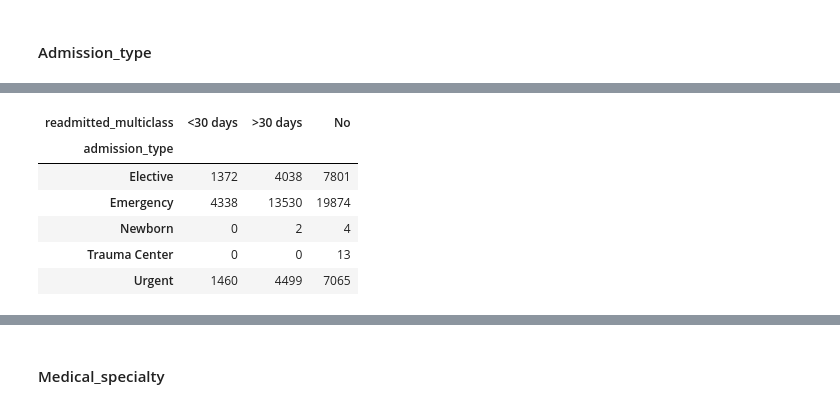
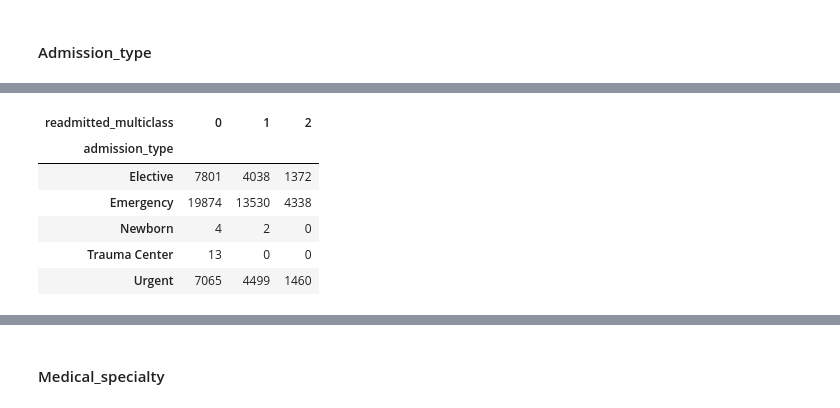
Before and after one commit to ontenkutsenko/ML_Hospital_Readmissions, a Jupyter notebook: Multiclass.ipynb, the cells around one changed output, grey strips where cells are left out. Cells and saved outputs as stored; diff of their text form; code cells hidden in the pictures.

```diff
--- a/Multiclass.ipynb
+++ b/Multiclass.ipynb
@@ -77,14 +88,14 @@ TypeError: ufunc 'isnan' not supported for the input types, and the inputs could
 # %%
-pd.crosstab(f_train['admission_type']d, df_train['readmitted_multiclass'])
+pd.crosstab(df_train['admission_type'], df_train['readmitted_multiclass'])
 #newborn and trauma center barely have any values, so we are not keeping them
 # %% [output]
-| readmitted_multiclass | <30 days | >30 days | No |
+| readmitted_multiclass | 0 | 1 | 2 |
 | admission_type |  |  |  |
-| Elective | 1372 | 4038 | 7801 |
-| Emergency | 4338 | 13530 | 19874 |
-| Newborn | 0 | 2 | 4 |
-| Trauma Center | 0 | 0 | 13 |
-| Urgent | 1460 | 4499 | 7065 |
+| Elective | 7801 | 4038 | 1372 |
+| Emergency | 19874 | 13530 | 4338 |
+| Newborn | 4 | 2 | 0 |
+| Trauma Center | 13 | 0 | 0 |
+| Urgent | 7065 | 4499 | 1460 |
 # %%
 pd.crosstab(df_train['admission_type'], df_train['readmitted_multiclass'])
 # %% [output]
```
Also changed, not shown: parts of 13 cells of this notebook.
